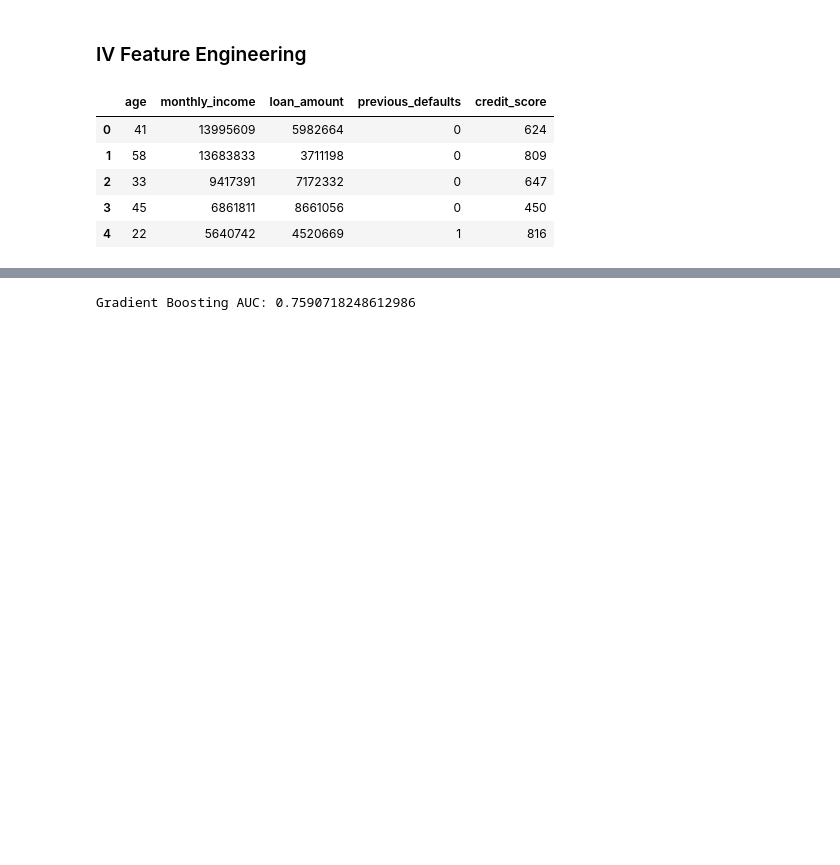
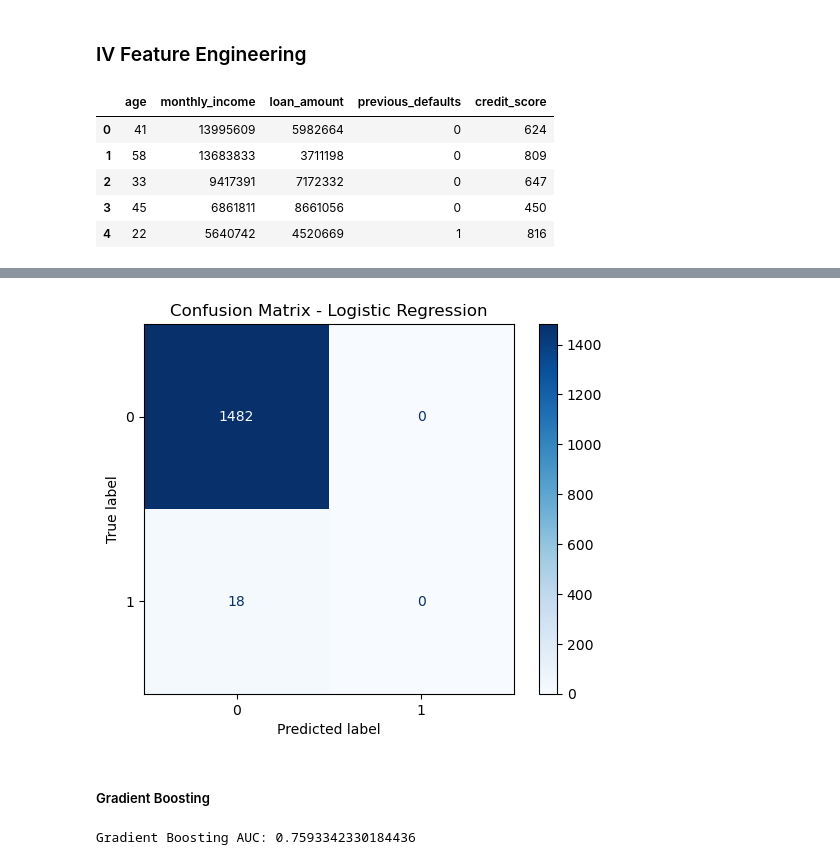
Before and after one commit to reido2000/ds-takehome, a Jupyter notebook: notebooks/B_modeling.ipynb, the cells around one changed output, grey strips where cells are left out. Drawn from its saved outputs; the diff is of its cells as text; code cells hidden in the pictures; blank space fills up the shorter version.

```diff
--- a/notebooks/B_modeling.ipynb
+++ b/notebooks/B_modeling.ipynb
@@ -115,7 +133,22 @@ LogReg AUC: 0.7925101214574898
+# %%
+# Confusion Matrix
+y_pred = logreg.predict(X_test)
+cm = confusion_matrix(y_test, y_pred)
+disp = ConfusionMatrixDisplay(confusion_matrix=cm)
+disp.plot(cmap='Blues')
+plt.title("Confusion Matrix - Logistic Regression")
+plt.show()
+# %% [output]
+[figure, added]
+# %% [markdown]
+##### Gradient Boosting
 # %%
 # Gradient Boosting
-gbc = GradientBoostingClassifier()
+gbc = make_pipeline(GradientBoostingClassifier())
 gbc.fit(X_train, y_train)
-print("Gradient Boosting AUC:", roc_auc_score(y_test, gbc.predict_proba(X_test)[:, 1]))
+
+# AUC Score
+y_pred_proba = gbc.predict_proba(X_test)[:, 1]
+print("Gradient Boosting AUC:", roc_auc_score(y_test, y_pred_proba))
 # %% [output]
-Gradient Boosting AUC: 0.7590718248612986
+Gradient Boosting AUC: 0.7593342330184436
```
Also changed, not shown: parts of 12 cells of this notebook.
